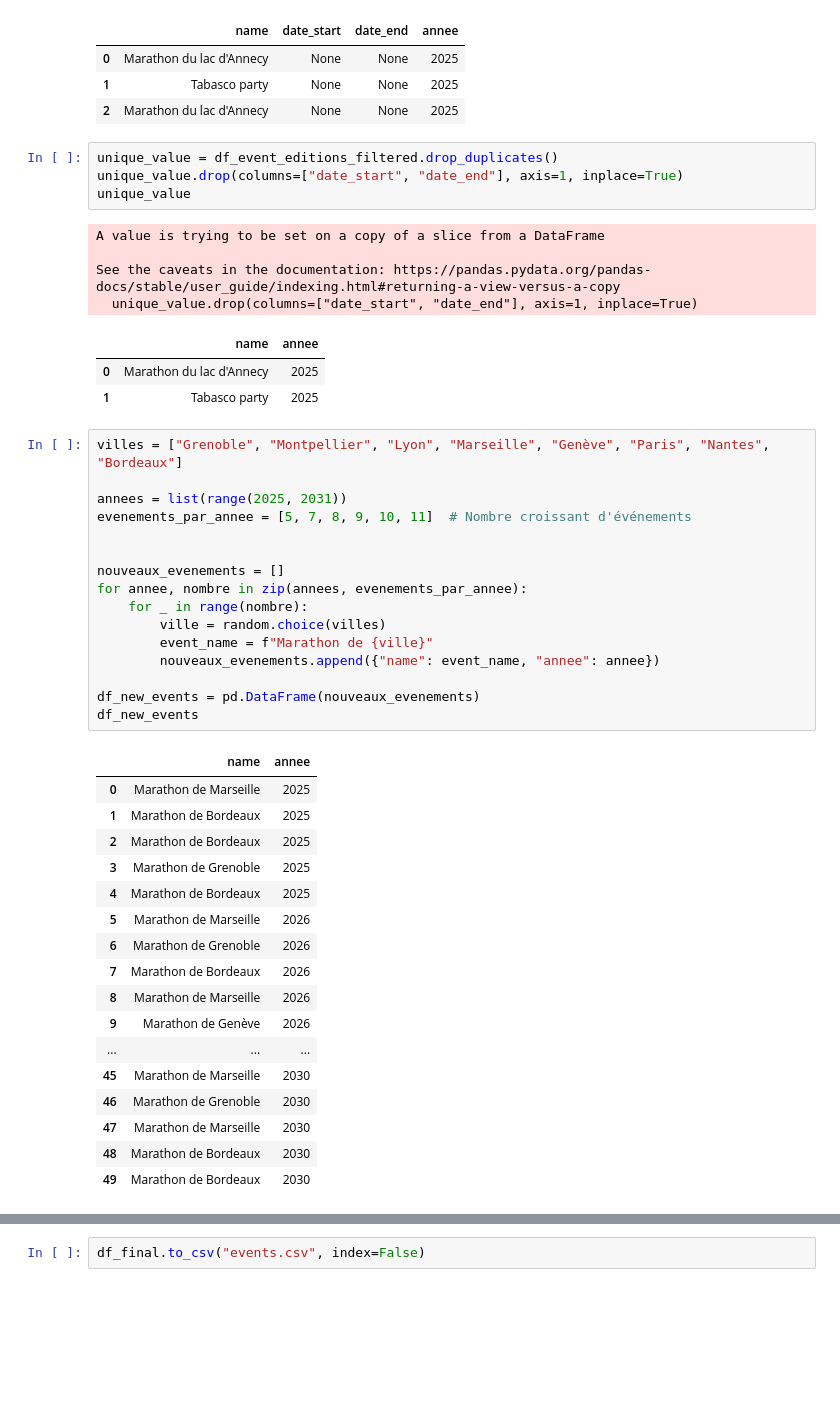
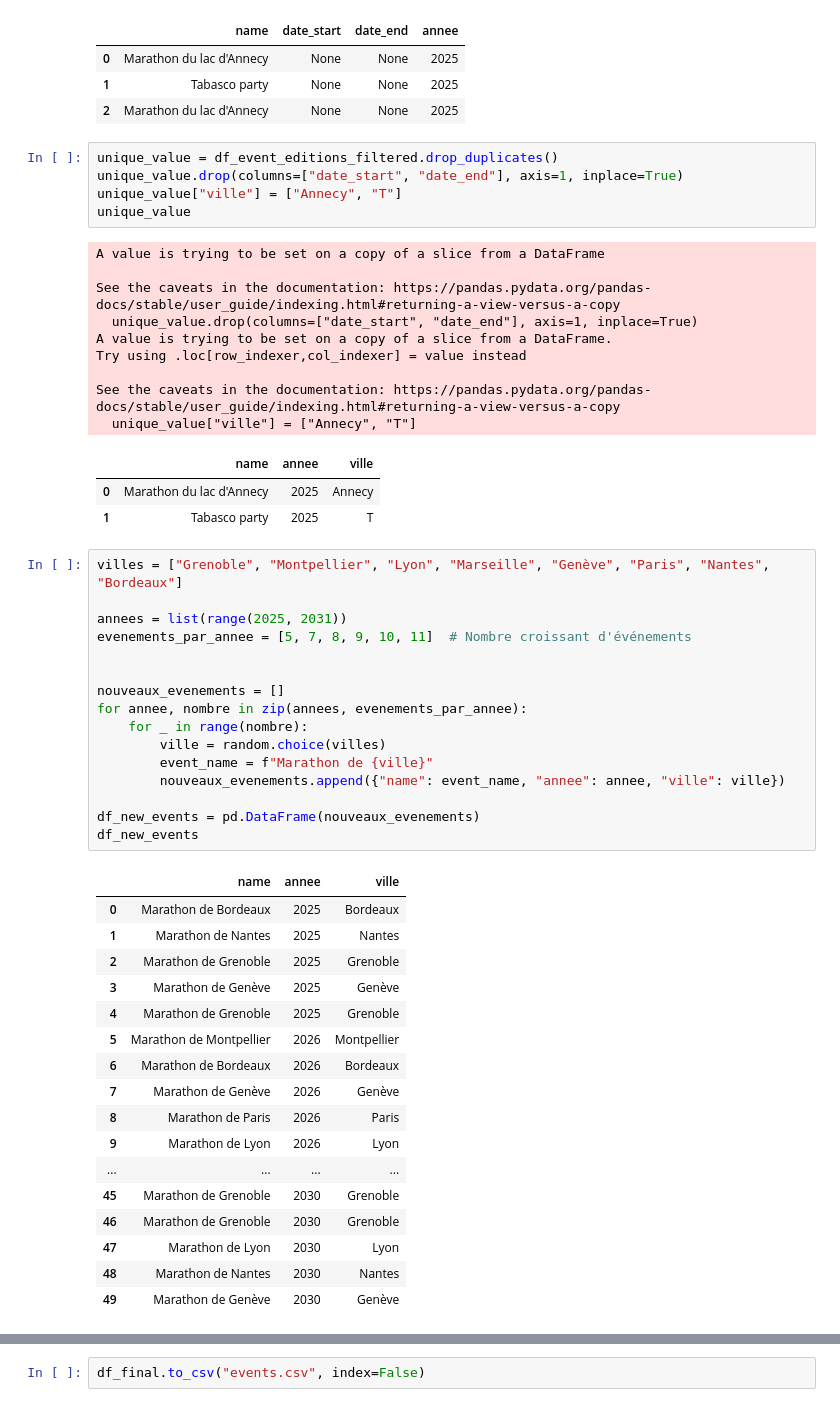
Before and after one commit to canopee-europe/data_analysis, a Jupyter notebook: ActiveCrew/volunteer_data.ipynb, the cells around one changed output, grey strips where cells are left out. Cells and saved outputs as stored; diff of their text form; blank space fills up the shorter version.

Commit message:
data

```diff
--- a/ActiveCrew/volunteer_data.ipynb
+++ b/ActiveCrew/volunteer_data.ipynb
@@ -80,49 +81,55 @@ df_event_editions_filtered
 # %%
 unique_value = df_event_editions_filtered.drop_duplicates()
 unique_value.drop(columns=["date_start", "date_end"], axis=1, inplace=True)
+unique_value["ville"] = ["Annecy", "T"]
 unique_value
 # %% [output]
 A value is trying to be set on a copy of a slice from a DataFrame
 
 See the caveats in the documentation: https://pandas.pydata.org/pandas-docs/stable/user_guide/indexing.html#returning-a-view-versus-a-copy
   unique_value.drop(columns=["date_start", "date_end"], axis=1, inplace=True)
+A value is trying to be set on a copy of a slice from a DataFrame.
+Try using .loc[row_indexer,col_indexer] = value instead
+
+See the caveats in the documentation: https://pandas.pydata.org/pandas-docs/stable/user_guide/indexing.html#returning-a-view-versus-a-copy
+  unique_value["ville"] = ["Annecy", "T"]
-|  | name | annee |
-| 0 | Marathon du lac d'Annecy | 2025 |
-| 1 | Tabasco party | 2025 |
+|  | name | annee | ville |
+| 0 | Marathon du lac d'Annecy | 2025 | Annecy |
+| 1 | Tabasco party | 2025 | T |
 # %%
 villes = ["Grenoble", "Montpellier", "Lyon", "Marseille", "Genève", "Paris", "Nantes", "Bordeaux"]
 
 annees = list(range(2025, 2031))
 evenements_par_annee = [5, 7, 8, 9, 10, 11]  # Nombre croissant d'événements
 
 
 nouveaux_evenements = []
 for annee, nombre in zip(annees, evenements_par_annee):
     for _ in range(nombre):
         ville = random.choice(villes)
         event_name = f"Marathon de {ville}"
-        nouveaux_evenements.append({"name": event_name, "annee": annee})
+        nouveaux_evenements.append({"name": event_name, "annee": annee, "ville": ville})
 
 df_new_events = pd.DataFrame(nouveaux_evenements)
 df_new_events
 # %% [output]
-|  | name | annee |
-| 0 | Marathon de Marseille | 2025 |
-| 1 | Marathon de Bordeaux | 2025 |
-| 2 | Marathon de Bordeaux | 2025 |
-| 3 | Marathon de Grenoble | 2025 |
-| 4 | Marathon de Bordeaux | 2025 |
-| 5 | Marathon de Marseille | 2026 |
-| 6 | Marathon de Grenoble | 2026 |
-| 7 | Marathon de Bordeaux | 2026 |
-| 8 | Marathon de Marseille | 2026 |
-| 9 | Marathon de Genève | 2026 |
-| ... | ... | ... |
-| 45 | Marathon de Marseille | 2030 |
-| 46 | Marathon de Grenoble | 2030 |
-| 47 | Marathon de Marseille | 2030 |
-| 48 | Marathon de Bordeaux | 2030 |
-| 49 | Marathon de Bordeaux | 2030 |
+|  | name | annee | ville |
+| 0 | Marathon de Bordeaux | 2025 | Bordeaux |
+| 1 | Marathon de Nantes | 2025 | Nantes |
+| 2 | Marathon de Grenoble | 2025 | Grenoble |
+| 3 | Marathon de Genève | 2025 | Genève |
+| 4 | Marathon de Grenoble | 2025 | Grenoble |
+| 5 | Marathon de Montpellier | 2026 | Montpellier |
+| 6 | Marathon de Bordeaux | 2026 | Bordeaux |
+| 7 | Marathon de Genève | 2026 | Genève |
+| 8 | Marathon de Paris | 2026 | Paris |
+| 9 | Marathon de Lyon | 2026 | Lyon |
+| ... | ... | ... | ... |
+| 45 | Marathon de Grenoble | 2030 | Grenoble |
+| 46 | Marathon de Grenoble | 2030 | Grenoble |
+| 47 | Marathon de Lyon | 2030 | Lyon |
+| 48 | Marathon de Nantes | 2030 | Nantes |
+| 49 | Marathon de Genève | 2030 | Genève |
 # %%
 df_final = pd.concat([unique_value, df_new_events])
 df_final
```
Also changed, not shown: parts of 5 cells of this notebook, 2 other files.
